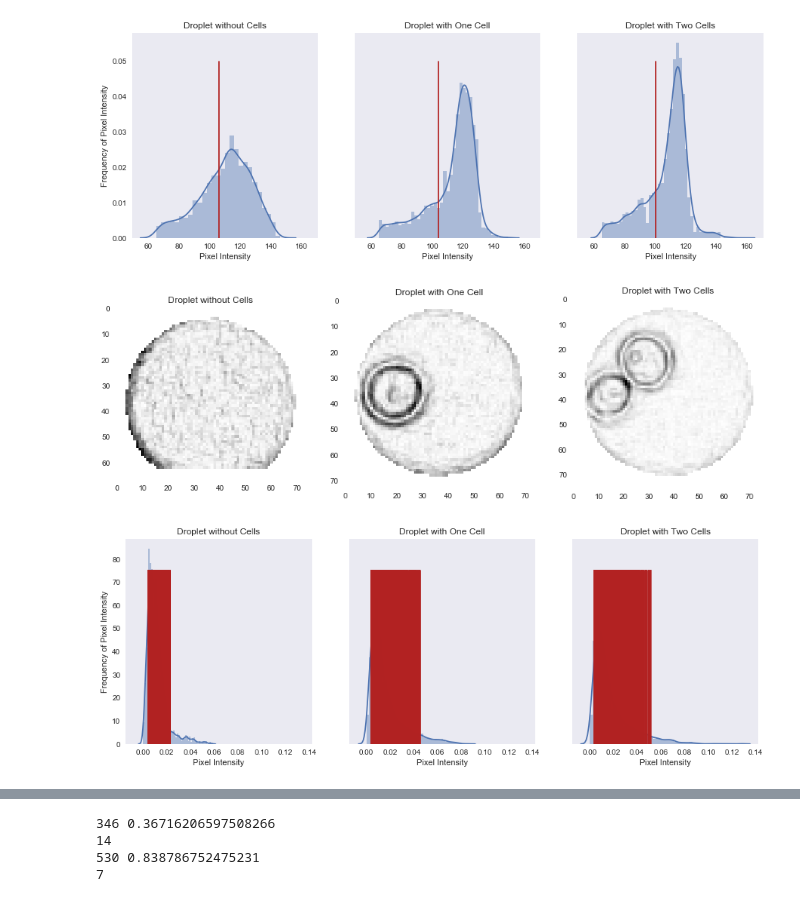
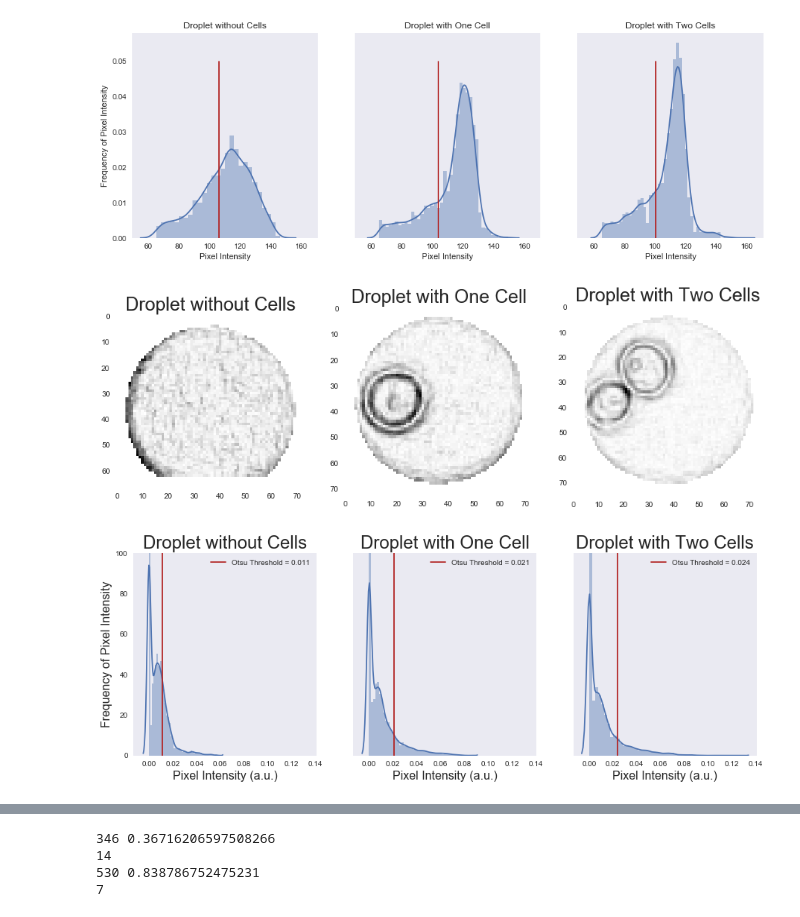
Before and after one commit to adamcatching/Polio_DIPS, a Jupyter notebook: notebook/2018-08/2018-08-13.ipynb, the cells around one changed output, grey strips where cells are left out. Drawn from its saved outputs; the diff is of its cells as text; code cells hidden in the pictures.

```diff
--- a/notebook/2018-08/2018-08-13.ipynb
+++ b/notebook/2018-08/2018-08-13.ipynb
@@ -309,31 +312,39 @@ with sns.axes_style('dark'):
     for i in range(3):
         # Find the Otsu threshold for each distribution
         _ = ax[i].imshow(temp_sobel[i])
-        _ = ax[i].set_title(three_types[i])
+        _ = ax[i].set_title(three_types[i], size=24)
     plt.show()
 # %% [output]
-[figure, old version]
+[figure, new version]
 # %%
 # Save otsu thresholds
 post_scharr_otsu = []
 with sns.axes_style('dark'):
     fig, ax = plt.subplots(1, 3, figsize=(15, 5), sharex=True, sharey=True)
-    ax[0].set_ylabel('Frequency of Pixel Intensity')
+    ax[0].set_ylabel('Frequency of Pixel Intensity', size=16)
     for i in range(3):
         # Find the Otsu threshold for each distribution
-        #temp_otsu = skimage.filters.threshold_otsu(temp_sobel[i])
+        temp_otsu = round(skimage.filters.threshold_otsu(temp_sobel[i]), 3)
         temp_flatten = temp_sobel[i].flatten()
-        # Remove 0s
-        temp_flatten = np.array([x for x in temp_flatten if x != 0])
-        temp_otsu = skimage.filters.threshold_sauvola(temp_flatten)
+        #non_zero_flatten = [x for x in temp_flatten if x != 0]
+        #temp_otsu = skimage.filters.threshold_otsu(non_zero_flatten)
         post_scharr_otsu.append(temp_otsu)
         _ = sns.distplot(temp_flatten, ax=ax[i])
-        _ = ax[i].set_title(three_types[i])
-        _ = ax[i].set_xlabel('Pixel Intensity')
-        _ = ax[i].plot([temp_otsu, temp_otsu], [0, 75], color='firebrick')
+        _ = ax[i].set_ylim((0, 100))
+        _ = ax[i].set_title(three_types[i], size=24)
+        _ = ax[i].set_xlabel('Pixel Intensity (a.u.)', size=16)
+        # First time using f-strings. So cool!
+        otsu_thresh_name = f'Otsu Threshold = {temp_otsu}'
+        _ = ax[i].plot([temp_otsu,
+                       temp_otsu],
+                       [0, 350],
+                       color='firebrick',
+                       label=otsu_thresh_name)
+        _ = ax[i].legend()
+
     plt.show()
 # %% [output]
-[figure, old version]
+[figure, new version]
 # %%
 with sns.axes_style('dark'):
     fig, ax = plt.subplots(1, 3, figsize=(15, 5))
```
Also changed, not shown: parts of 3 cells of this notebook, 6 other files.
